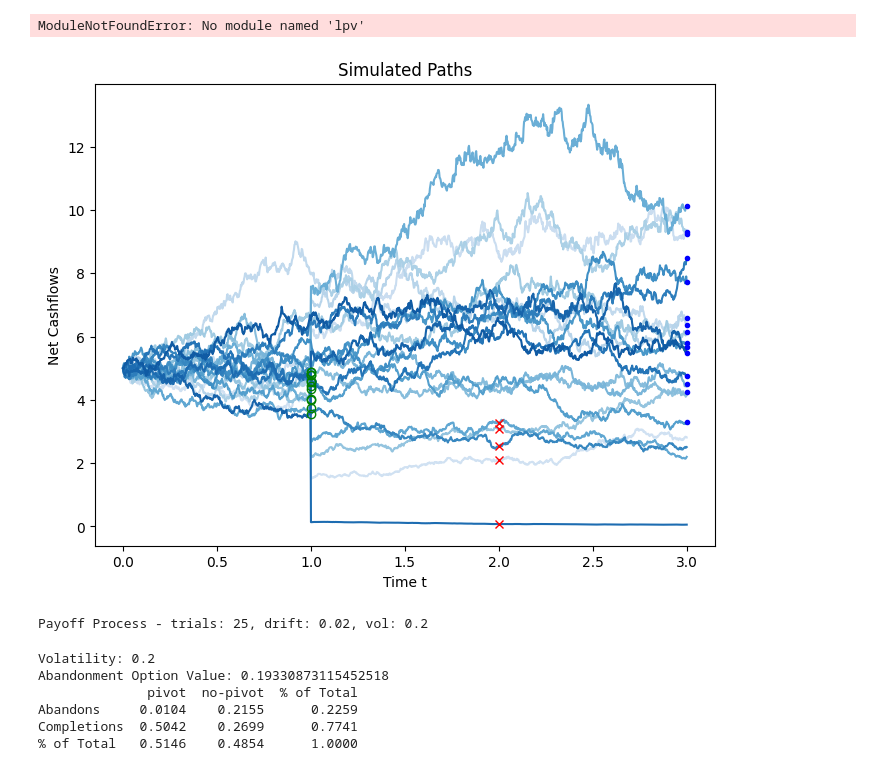
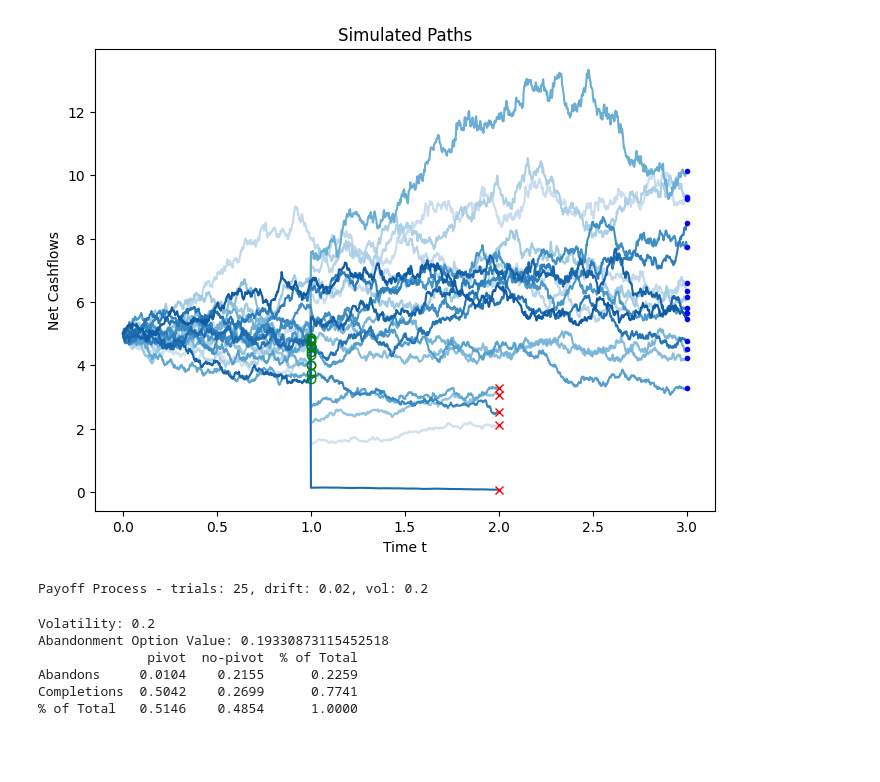
Before and after one commit to Alistair-Russell/Lean-Project-Valuation, a Jupyter notebook: lpv.ipynb, the cells around one changed output. Cells and saved outputs as stored; diff of their text form; code cells hidden in the pictures.

```diff
--- a/lpv.ipynb
+++ b/lpv.ipynb
@@ -23,5 +23,6 @@ from matplotlib import pyplot as plt
 
 from processes import GeometricBrownianMotion
 from lpv import LeanProjectValuation
+
+# Plotting constants
+FIGSIZE = (8,6)
-# %% [output]
-ModuleNotFoundError: No module named 'lpv'
@@ -48,35 +46,35 @@ project = LeanProjectValuation(cashflow_mu=DRIFT,
                                rand_seed=1234,
                                no_sims=20)
 # simulate cashflows
 unaltered_paths = project.generate_paths(TIME_ARRAY, 3)
 ex_dec = project.exercise_decisions
 
 ## PLOTTING
 # plot all cashflow and cost processes
 plt.figure(figsize=FIGSIZE)
 plt.gca().set_prop_cycle(plt.cycler('color', plt.cm.Blues(np.linspace(0.2, 1, N))))
-plt.plot(TIME_ARRAY, project.unaltered_paths)
+plt.plot(TIME_ARRAY, project.paths)
 
 # pivots
 for stage in [1]:
     pivots = [v for ex,v,_ in project.pivot_decisions[stage] if ex == 0]
     plt.plot(np.repeat([stage],len(pivots)), pivots, "go", markerfacecolor='none')
 # abandoned paths
 for stage in [2]:
     abandons = [v for p,ex,v,_ in project.exercise_decisions if ex == -1]
     plt.plot(np.repeat([stage],len(abandons)), abandons, "rx")
 # completed projects
 completions = project.paths[-1,:]
 plt.plot(np.repeat([T],len(completions)), completions, "b.")
 
 plt.title("Simulated Paths")
 plt.xlabel("Time t")
 plt.ylabel("Net Cashflows")
 plt.show()
 txt = f"""Payoff Process - trials: {N}, drift: {DRIFT}, vol: {VOL}"""
 print(txt)
 # %% [output]
-[figure, old version]
+[figure, new version]
 Payoff Process - trials: 25, drift: 0.02, vol: 0.2
 # %%
 # Default Simulation Parameters
```
Also changed, not shown: parts of 1 cell of this notebook, 2 other files.
